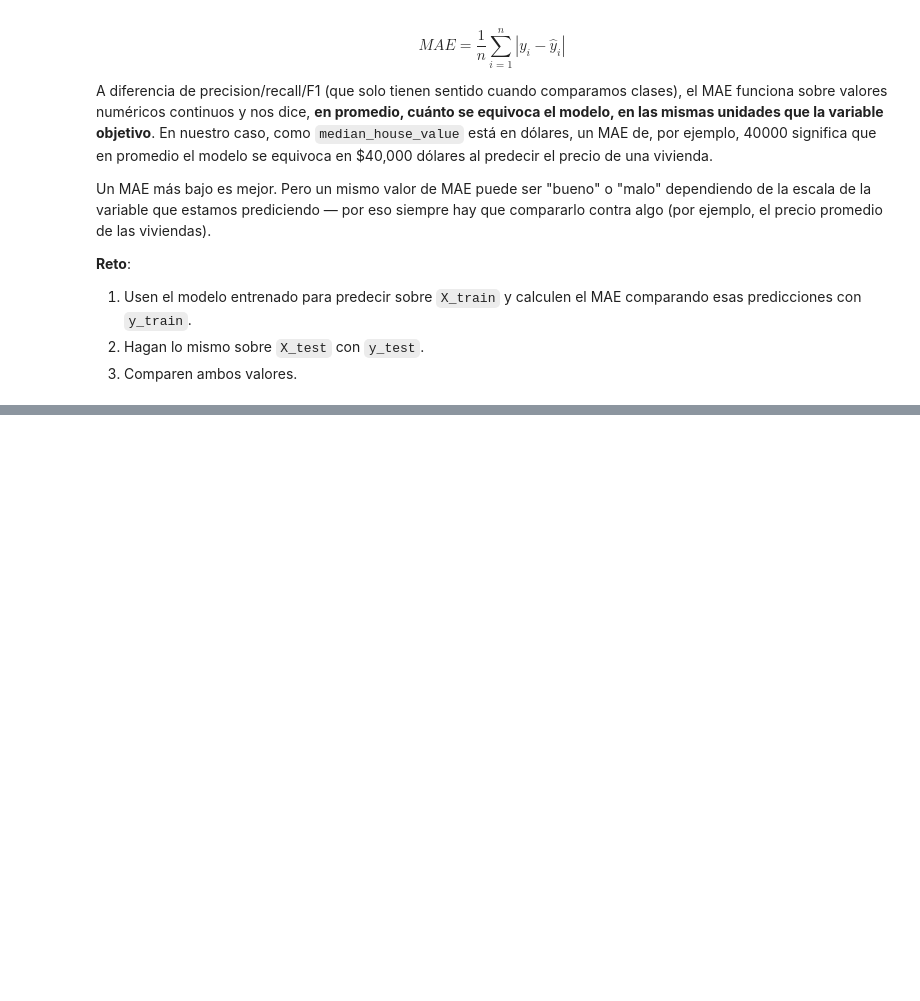
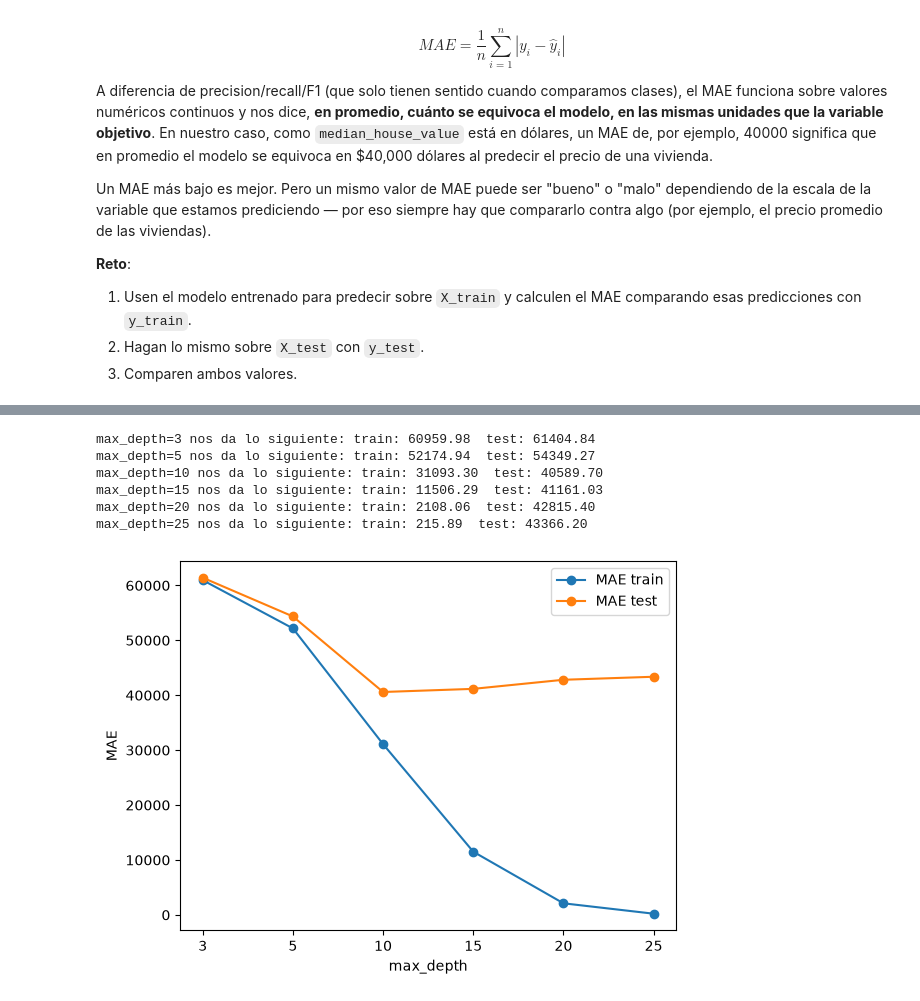
Before and after one commit to DanielC19/introAI_workshopML1, a Jupyter notebook: ML_exercise.ipynb, the cells around one changed output, grey strips where cells are left out. Drawn from its saved outputs; the diff is of its cells as text; code cells hidden in the pictures; blank space fills up the shorter version.

```diff
--- a/ML_exercise.ipynb
+++ b/ML_exercise.ipynb
@@ -290,5 +290,5 @@ y_test: (4087,)
 **Reto**: Entrenen un `DecisionTreeRegressor` (con `random_state=0`) usando `X_train` y `y_train`, de la
 misma forma en que entrenaron el `DecisionTreeClassifier` en el ejemplo de clase.
 # %%
-# TODO: crear y entrenar el modelo
-reg = ___
+reg = DecisionTreeRegressor(random_state=0)
+reg.fit(X_train, y_train)
@@ -387,2 +390,25 @@ modelo. Prueben lo mismo aquí:
 # %%
-# Espacio libre para el reto adicional
+depths = [3, 5, 10, 15, 20, 25]
+results = []
+for depth in depths:
+    reg_d = DecisionTreeRegressor(max_depth=depth, random_state=0)
+    reg_d.fit(X_train, y_train)
+    mae_train_d = mean_absolute_error(y_train, reg_d.predict(X_train))
+    mae_test_d = mean_absolute_error(y_test, reg_d.predict(X_test))
+    results.append({'max_depth': depth, 'mae_train': mae_train_d, 'mae_test': mae_test_d})
+    print(f"max_depth={depth} nos da lo siguiente: train: {mae_train_d:.2f}  test: {mae_test_d:.2f}")
+
+results_df = pd.DataFrame(results)
+
+etiquetas = [str(d) for d in results_df['max_depth']]
+plt.plot(etiquetas, results_df['mae_train'], marker='o', label='MAE train')
+plt.plot(etiquetas, results_df['mae_test'], marker='o', label='MAE test')
+plt.xlabel('max_depth'); plt.ylabel('MAE'); plt.legend(); plt.show()
+# %% [output]
+max_depth=3 nos da lo siguiente: train: 60959.98  test: 61404.84
+max_depth=5 nos da lo siguiente: train: 52174.94  test: 54349.27
+max_depth=10 nos da lo siguiente: train: 31093.30  test: 40589.70
+max_depth=15 nos da lo siguiente: train: 11506.29  test: 41161.03
+max_depth=20 nos da lo siguiente: train: 2108.06  test: 42815.40
+max_depth=25 nos da lo siguiente: train: 215.89  test: 43366.20
+[figure, added]
```
Also changed, not shown: parts of 7 cells of this notebook.
